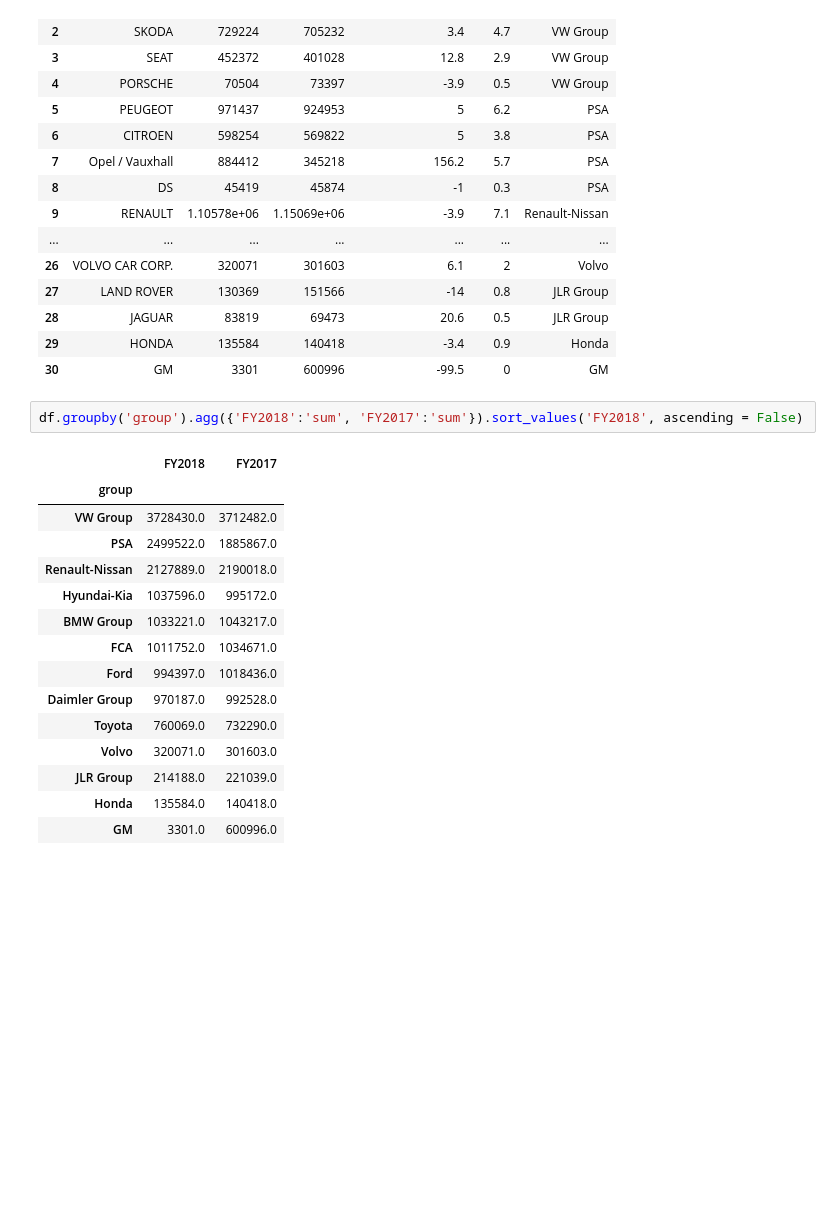
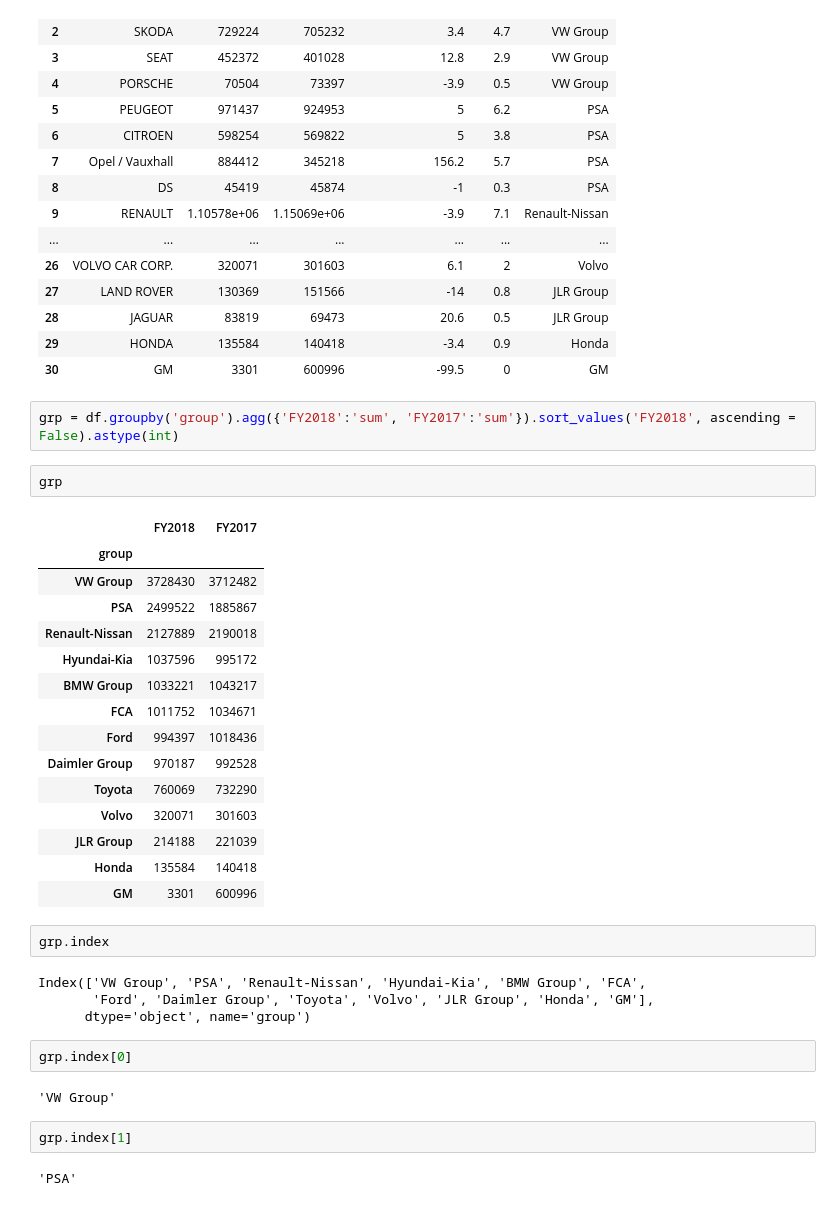
Before and after one commit to nebelgrau77/pandas-wrangling, a Jupyter notebook: scrape_car_volumes.ipynb, the cells around one changed output. Drawn from its saved outputs; the diff is of its cells as text; blank space fills up the shorter version.

```diff
--- a/scrape_car_volumes.ipynb
+++ b/scrape_car_volumes.ipynb
@@ -185,20 +185,36 @@ df
 | 29 | HONDA | 135584 | 140418 | -3.4 | 0.9 | Honda |
 | 30 | GM | 3301 | 600996 | -99.5 | 0 | GM |
 # %%
-df.groupby('group').agg({'FY2018':'sum', 'FY2017':'sum'}).sort_values('FY2018', ascending = False)
+grp = df.groupby('group').agg({'FY2018':'sum', 'FY2017':'sum'}).sort_values('FY2018', ascending = False).astype(int)
-# %% [output]
-|  | FY2018 | FY2017 |
-| group |  |  |
-| VW Group | 3728430.0 | 3712482.0 |
-| PSA | 2499522.0 | 1885867.0 |
-| Renault-Nissan | 2127889.0 | 2190018.0 |
-| Hyundai-Kia | 1037596.0 | 995172.0 |
-| BMW Group | 1033221.0 | 1043217.0 |
-| FCA | 1011752.0 | 1034671.0 |
-| Ford | 994397.0 | 1018436.0 |
-| Daimler Group | 970187.0 | 992528.0 |
-| Toyota | 760069.0 | 732290.0 |
-| Volvo | 320071.0 | 301603.0 |
-| JLR Group | 214188.0 | 221039.0 |
-| Honda | 135584.0 | 140418.0 |
-| GM | 3301.0 | 600996.0 |
+# %%
+grp
+# %% [output]
+|  | FY2018 | FY2017 |
+| group |  |  |
+| VW Group | 3728430 | 3712482 |
+| PSA | 2499522 | 1885867 |
+| Renault-Nissan | 2127889 | 2190018 |
+| Hyundai-Kia | 1037596 | 995172 |
+| BMW Group | 1033221 | 1043217 |
+| FCA | 1011752 | 1034671 |
+| Ford | 994397 | 1018436 |
+| Daimler Group | 970187 | 992528 |
+| Toyota | 760069 | 732290 |
+| Volvo | 320071 | 301603 |
+| JLR Group | 214188 | 221039 |
+| Honda | 135584 | 140418 |
+| GM | 3301 | 600996 |
+# %%
+grp.index
+# %% [output]
+Index(['VW Group', 'PSA', 'Renault-Nissan', 'Hyundai-Kia', 'BMW Group', 'FCA',
+       'Ford', 'Daimler Group', 'Toyota', 'Volvo', 'JLR Group', 'Honda', 'GM'],
+      dtype='object', name='group')
+# %%
+grp.index[0]
+# %% [output]
+'VW Group'
+# %%
+grp.index[1]
+# %% [output]
+'PSA'
```
Also changed, not shown: parts of 13 cells of this notebook.
